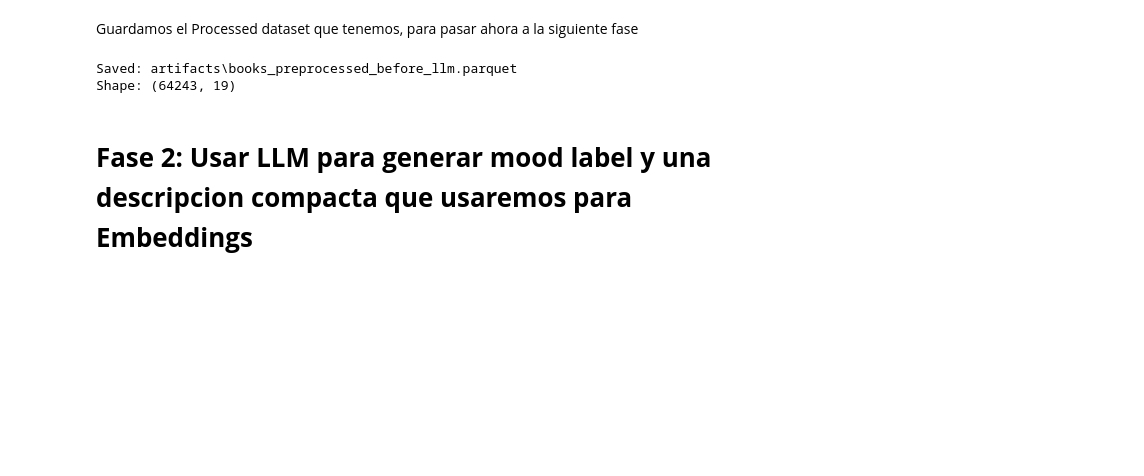
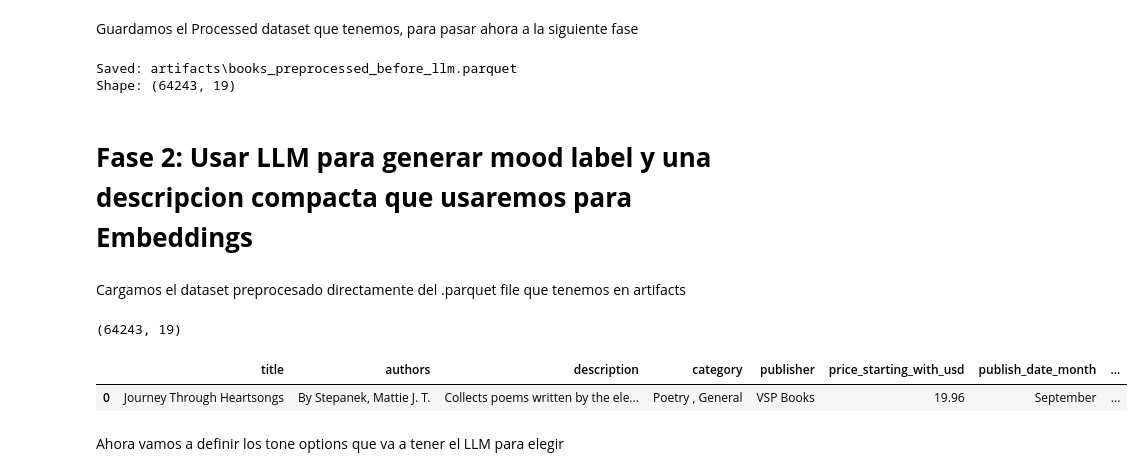
Before and after one commit to HiramZ04/Cal-State-UMAP_Clustering, a Jupyter notebook: Final_Notebook.ipynb, the cells around one changed output. Saved outputs shown, nothing was run; the diff lists cells and outputs as text; code cells hidden in the pictures; blank space fills up the shorter version.

Commit message:
Definir tone y mood label options para el LLM para que le de a el libro

```diff
--- a/Final_Notebook.ipynb
+++ b/Final_Notebook.ipynb
@@ -386,3 +388,24 @@ Saved: artifacts\books_preprocessed_before_llm.parquet
 Shape: (64243, 19)
 # %% [markdown]
 # **Fase 2: Usar LLM para generar mood label y una descripcion compacta que usaremos para Embeddings**
+# %% [markdown]
+Cargamos el dataset preprocesado directamente del .parquet file que tenemos en artifacts
+# %%
+from pathlib import Path
+import pandas as pd
+import json
+import os
+from tqdm.auto import tqdm
+
+ARTIFACTS_DIR = Path("artifacts")
+
+df = pd.read_parquet(ARTIFACTS_DIR / "books_preprocessed_before_llm.parquet")
+
+print(df.shape)
+df.head(1)
+# %% [output]
+(64243, 19)
+|  | title | authors | description | category | publisher | price_starting_with_usd | publish_date_month | ... |
+| 0 | Journey Through Heartsongs | By Stepanek, Mattie J. T. | Collects poems written by the ele... | Poetry , General | VSP Books | 19.96 | September | ... |
+# %% [markdown]
+Ahora vamos a definir los tone options que va a tener el LLM para elegir
```
Also changed, not shown: parts of 2 cells of this notebook.
